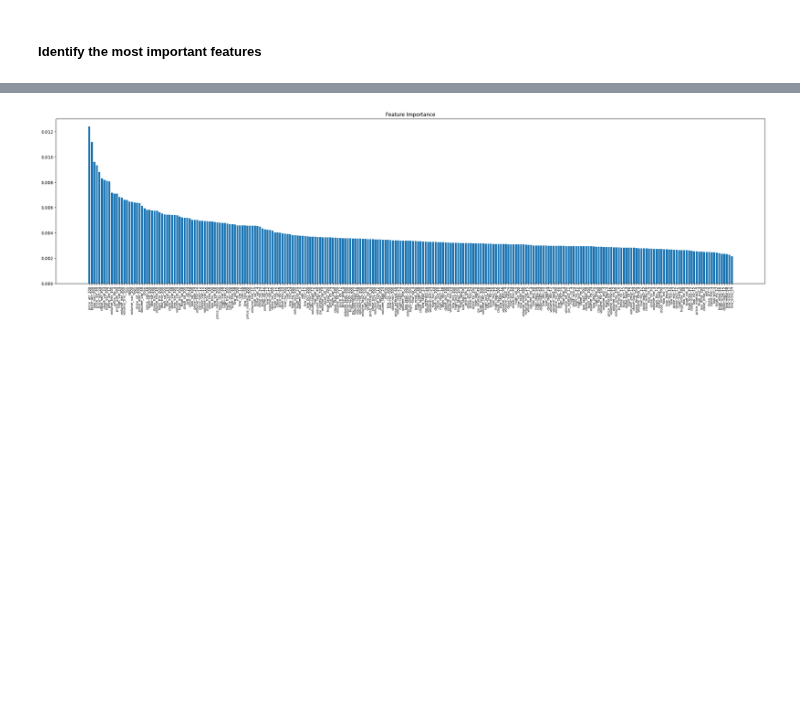
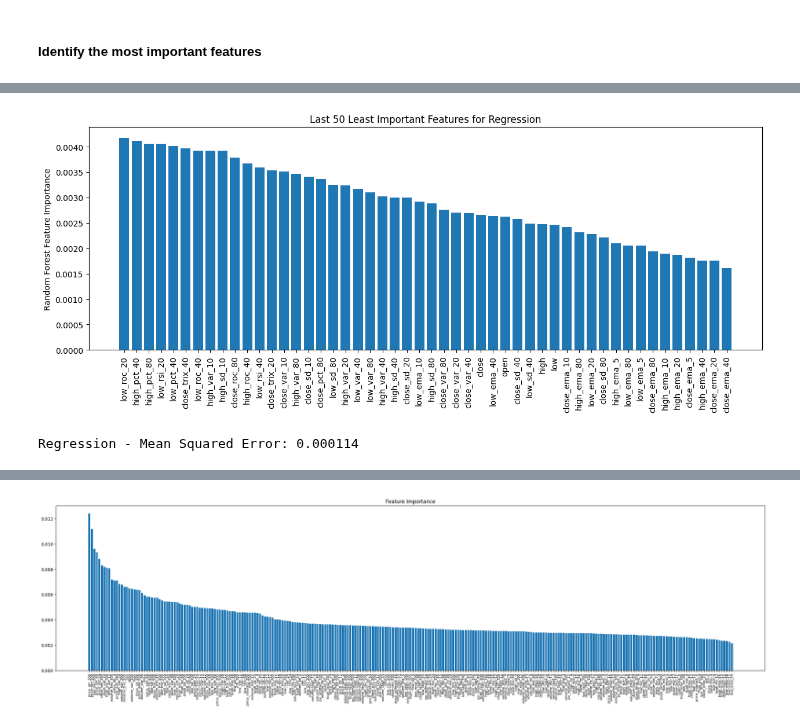
Before and after one commit to natapone/btc_live_price_prediction, a Jupyter notebook: 02_feature_eng_and_model.ipynb, the cells around one changed output, grey strips where cells are left out. Drawn from its saved outputs; the diff is of its cells as text; code cells hidden in the pictures; blank space fills up the shorter version.

```diff
--- a/02_feature_eng_and_model.ipynb
+++ b/02_feature_eng_and_model.ipynb
@@ -236,0 +280,23 @@ We will use a **Tree-Based Model** to rank the importance of each feature.
+# %%
+# Get last 50 features
+last_50_indices = sorted_idx[-50:]
+last_50_importances = importances[last_50_indices]
+last_50_features_regression = X.columns[last_50_indices]
+
+plt.figure(figsize=(15, 5))
+plt.bar(last_50_features_regression, last_50_importances)
+plt.ylabel("Random Forest Feature Importance")
+plt.title("Last 50 Least Important Features for Regression")
+plt.xticks(rotation=90)  # Rotate feature names for clarity
+plt.show()
+# %% [output]
+[figure, added]
+# %%
+# Evaluate model with mean_squared_error
+from sklearn.metrics import mean_squared_error
+
+y_pred = model.predict(X_test)
+mse = mean_squared_error(y_test, y_pred)
+print(f"Regression - Mean Squared Error: {mse:.6f}")
+# %% [output]
+Regression - Mean Squared Error: 0.000114
```
Also changed, not shown: parts of 21 cells of this notebook.
